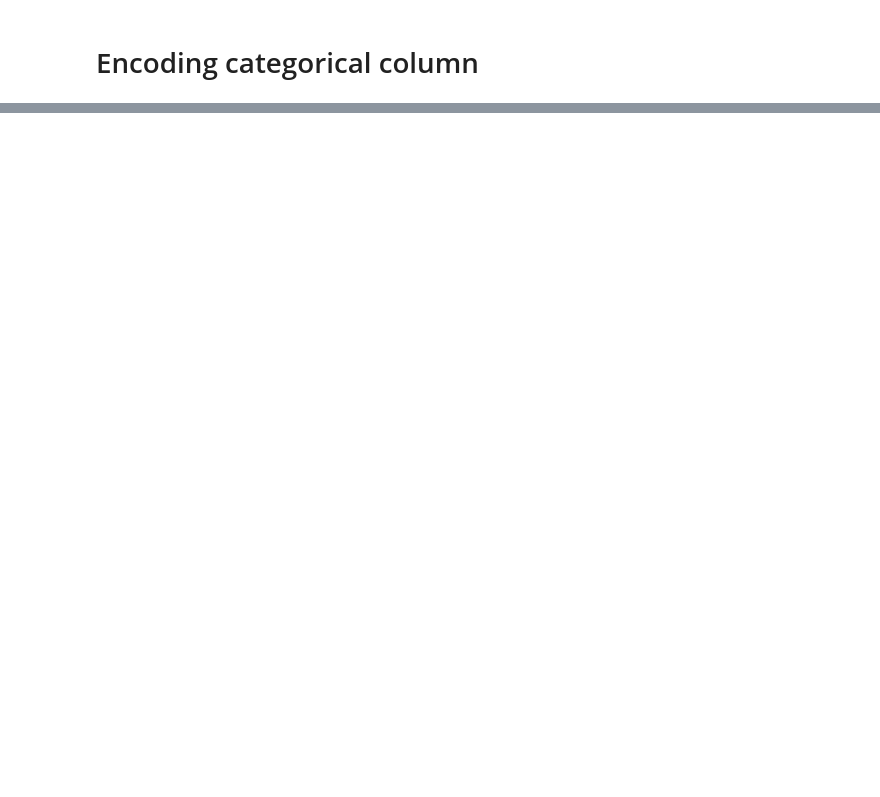
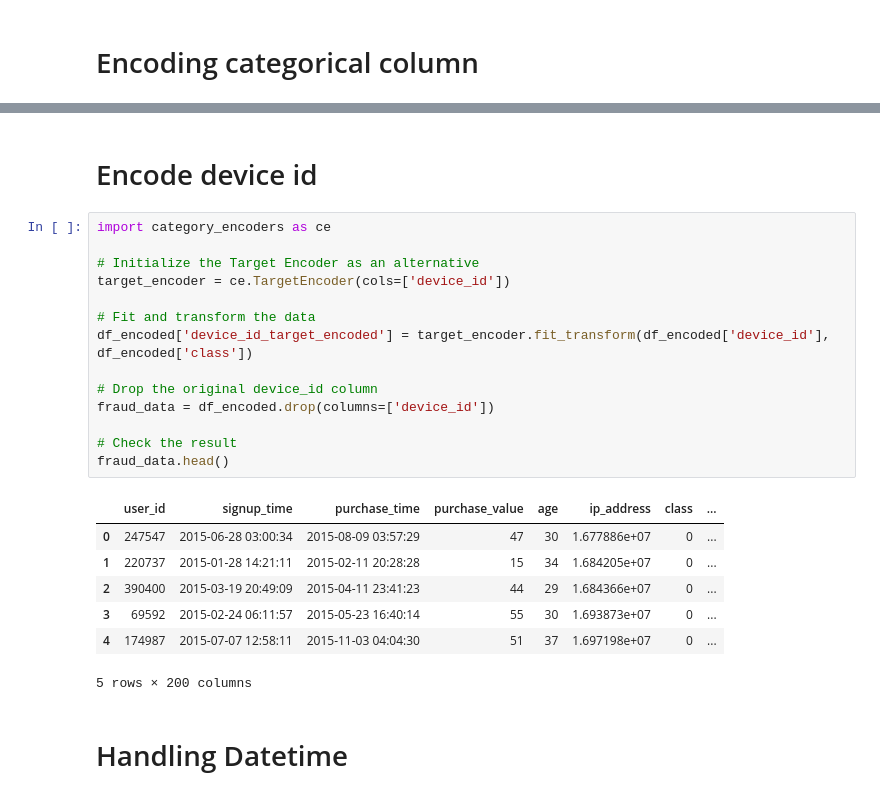
Before and after one commit to wubeabera123/Fraud-detection-system, a Jupyter notebook: notebooks/data_analysis.ipynb, the cells around one changed output, grey strips where cells are left out. Saved outputs shown, nothing was run; the diff lists cells and outputs as text; blank space fills up the shorter version.

```diff
--- a/notebooks/data_analysis.ipynb
+++ b/notebooks/data_analysis.ipynb
@@ -149,0 +136,26 @@ Categorical features encoded and saved as 'encoded_fraud_data.csv'
+# %% [markdown]
+# Encode device id
+# %%
+import category_encoders as ce
+
+# Initialize the Target Encoder as an alternative
+target_encoder = ce.TargetEncoder(cols=['device_id'])
+
+# Fit and transform the data
+df_encoded['device_id_target_encoded'] = target_encoder.fit_transform(df_encoded['device_id'], df_encoded['class'])
+
+# Drop the original device_id column
+fraud_data = df_encoded.drop(columns=['device_id'])
+
+# Check the result
+fraud_data.head()
+# %% [output]
+|  | user_id | signup_time | purchase_time | purchase_value | age | ip_address | class | ... |
+| 0 | 247547 | 2015-06-28 03:00:34 | 2015-08-09 03:57:29 | 47 | 30 | 1.677886e+07 | 0 | ... |
+| 1 | 220737 | 2015-01-28 14:21:11 | 2015-02-11 20:28:28 | 15 | 34 | 1.684205e+07 | 0 | ... |
+| 2 | 390400 | 2015-03-19 20:49:09 | 2015-04-11 23:41:23 | 44 | 29 | 1.684366e+07 | 0 | ... |
+| 3 | 69592 | 2015-02-24 06:11:57 | 2015-05-23 16:40:14 | 55 | 30 | 1.693873e+07 | 0 | ... |
+| 4 | 174987 | 2015-07-07 12:58:11 | 2015-11-03 04:04:30 | 51 | 37 | 1.697198e+07 | 0 | ... |
+5 rows × 200 columns
+# %% [markdown]
+# Handling Datetime
```
Also changed, not shown: parts of 8 cells of this notebook, 5 other files.
